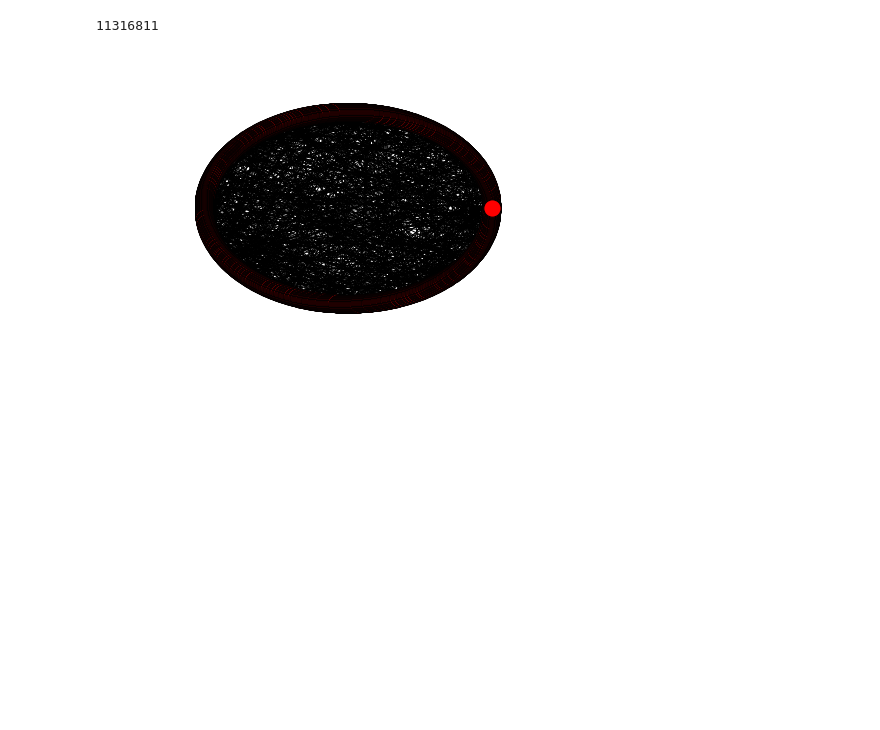
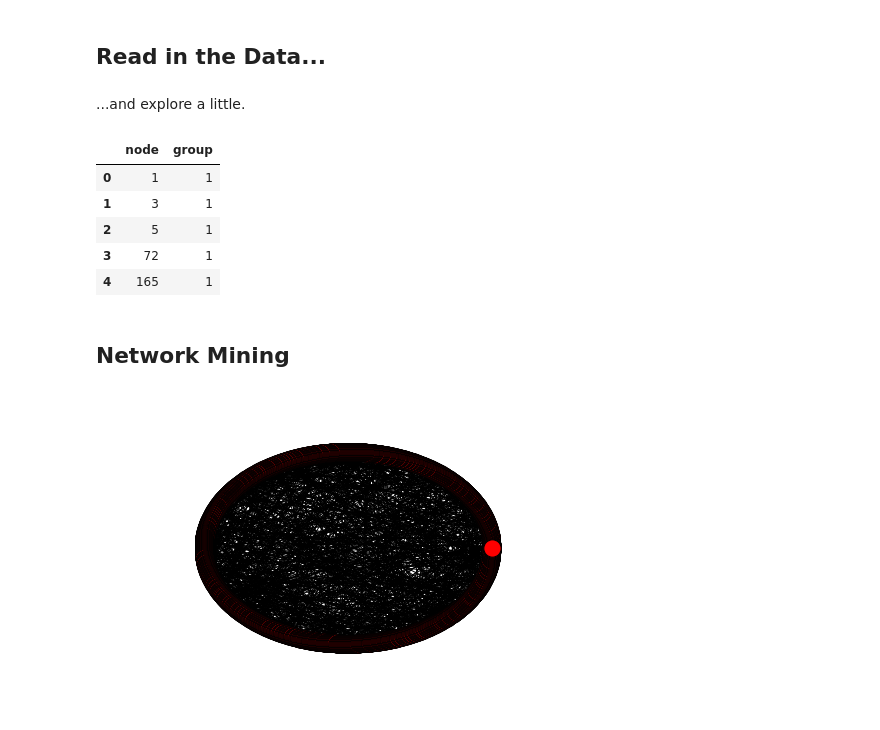
Before and after one commit to jcbain/social_network, a Jupyter notebook: network_exploration.ipynb, the cells around one changed output. Saved outputs shown, nothing was run; the diff lists cells and outputs as text; code cells hidden in the pictures; blank space fills up the shorter version.

Commit message:
clean up eploration notebook and begin looking into YouTube data

```diff
--- a/network_exploration.ipynb
+++ b/network_exploration.ipynb
@@ -5,6 +5,10 @@ import networkx as nx
 import pandas as pd
 import numpy as np
 import matplotlib.pyplot as plt
+# %% [markdown]
+## Read in the Data...
 # %%
-nodes = pd.read_csv('data/Twitter-dataset/data/nodes.csv',names=['nodes'])
-edges = pd.read_csv('data/Twitter-dataset/data/edges.csv',names=['nodes','edges'])
+nodes = pd.read_csv('data/YouTube-dataset/data/nodes.csv',names=['node'])
+edges = pd.read_csv('data/YouTube-dataset/data/edges.csv', names = ['node','edge'])
+groups = pd.read_csv('data/YouTube-dataset/data/groups.csv',names=['group'])
+edge_groups = pd.read_csv('data/YouTube-dataset/data/group-edges.csv', names = ['node','group'])
@@ -13 +15,14 @@ G=nx.Graph()
+# %% [markdown]
+...and explore a little.
+# %%
+edge_groups.head()
+# %% [output]
+|  | node | group |
+| 0 | 1 | 1 |
+| 1 | 3 | 1 |
+| 2 | 5 | 1 |
+| 3 | 72 | 1 |
+| 4 | 165 | 1 |
+# %% [markdown]
+## Network Mining
 # %%
@@ -15,4 +30,0 @@ G.add_nodes_from(nodes['nodes'])
-# %%
-G.number_of_nodes()
-# %% [output]
-11316811
```
Also changed, not shown: parts of 4 cells of this notebook.
